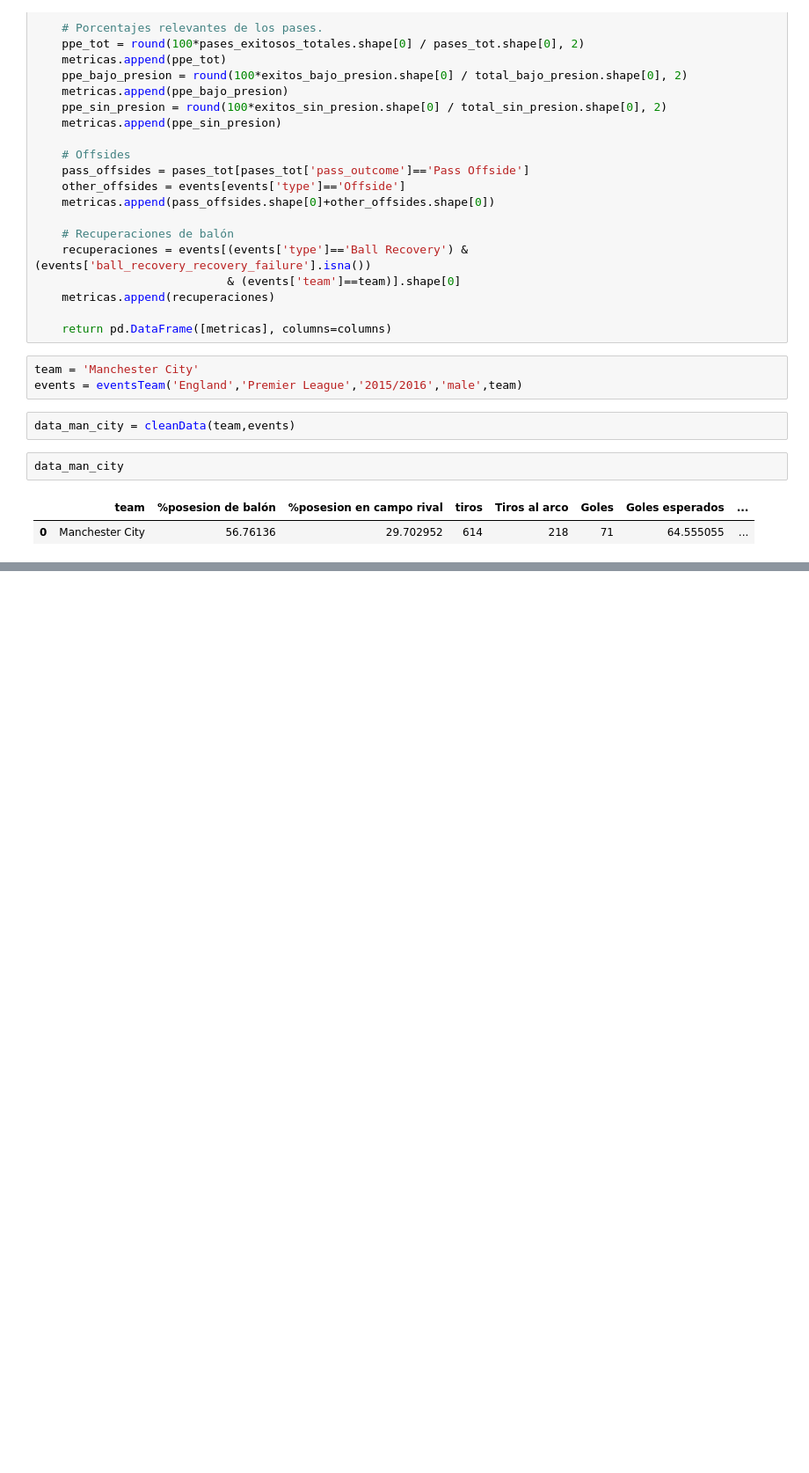
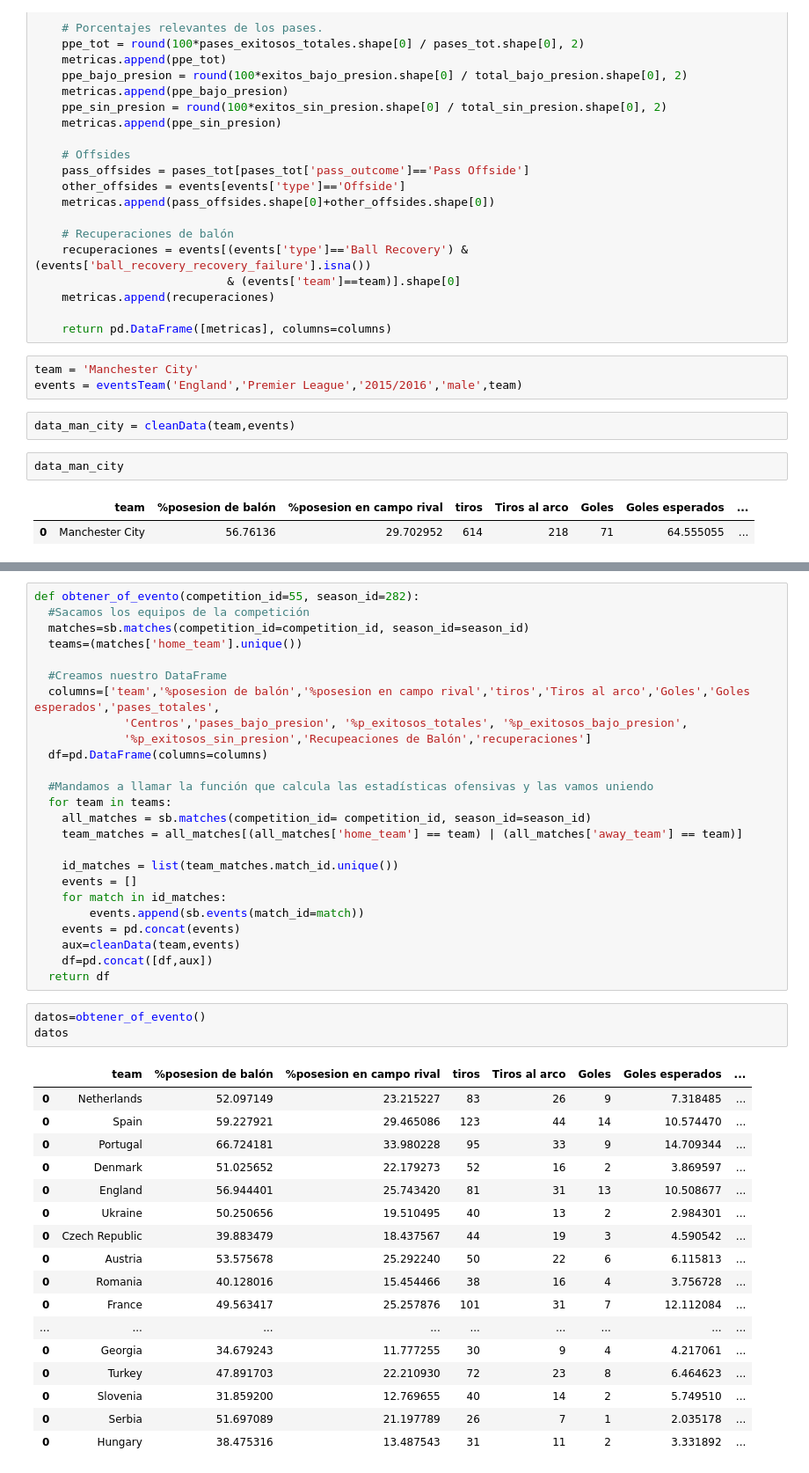
Before and after one commit to emilianodesu/DataStrikers, a Jupyter notebook: getDataFrame.ipynb, the cells around one changed output, grey strips where cells are left out. Shown at 88% size. Saved outputs shown, nothing was run; the diff lists cells and outputs as text; blank space fills up the shorter version.

```diff
--- a/getDataFrame.ipynb
+++ b/getDataFrame.ipynb
@@ -125,0 +270,46 @@ data_man_city
+# %%
+def obtener_of_evento(competition_id=55, season_id=282):
+  #Sacamos los equipos de la competición
+  matches=sb.matches(competition_id=competition_id, season_id=season_id)
+  teams=(matches['home_team'].unique())
+
+  #Creamos nuestro DataFrame
+  columns=['team','%posesion de balón','%posesion en campo rival','tiros','Tiros al arco','Goles','Goles esperados','pases_totales',
+             'Centros','pases_bajo_presion', '%p_exitosos_totales', '%p_exitosos_bajo_presion',
+             '%p_exitosos_sin_presion','Recupeaciones de Balón','recuperaciones']
+  df=pd.DataFrame(columns=columns)
+
+  #Mandamos a llamar la función que calcula las estadísticas ofensivas y las vamos uniendo
+  for team in teams:
+    all_matches = sb.matches(competition_id= competition_id, season_id=season_id)
+    team_matches = all_matches[(all_matches['home_team'] == team) | (all_matches['away_team'] == team)]
+
+    id_matches = list(team_matches.match_id.unique())
+    events = []
+    for match in id_matches:
+        events.append(sb.events(match_id=match))
+    events = pd.concat(events)
+    aux=cleanData(team,events)
+    df=pd.concat([df,aux])
+  return df
+# %%
+datos=obtener_of_evento()
+datos
+# %% [output]
+|  | team | %posesion de balón | %posesion en campo rival | tiros | Tiros al arco | Goles | Goles esperados | ... |
+| 0 | Netherlands | 52.097149 | 23.215227 | 83 | 26 | 9 | 7.318485 | ... |
+| 0 | Spain | 59.227921 | 29.465086 | 123 | 44 | 14 | 10.574470 | ... |
+| 0 | Portugal | 66.724181 | 33.980228 | 95 | 33 | 9 | 14.709344 | ... |
+| 0 | Denmark | 51.025652 | 22.179273 | 52 | 16 | 2 | 3.869597 | ... |
+| 0 | England | 56.944401 | 25.743420 | 81 | 31 | 13 | 10.508677 | ... |
+| 0 | Ukraine | 50.250656 | 19.510495 | 40 | 13 | 2 | 2.984301 | ... |
+| 0 | Czech Republic | 39.883479 | 18.437567 | 44 | 19 | 3 | 4.590542 | ... |
+| 0 | Austria | 53.575678 | 25.292240 | 50 | 22 | 6 | 6.115813 | ... |
+| 0 | Romania | 40.128016 | 15.454466 | 38 | 16 | 4 | 3.756728 | ... |
+| 0 | France | 49.563417 | 25.257876 | 101 | 31 | 7 | 12.112084 | ... |
+| ... | ... | ... | ... | ... | ... | ... | ... | ... |
+| 0 | Georgia | 34.679243 | 11.777255 | 30 | 9 | 4 | 4.217061 | ... |
+| 0 | Turkey | 47.891703 | 22.210930 | 72 | 23 | 8 | 6.464623 | ... |
+| 0 | Slovenia | 31.859200 | 12.769655 | 40 | 14 | 2 | 5.749510 | ... |
+| 0 | Serbia | 51.697089 | 21.197789 | 26 | 7 | 1 | 2.035178 | ... |
+| 0 | Hungary | 38.475316 | 13.487543 | 31 | 11 | 2 | 3.331892 | ... |
```
Also changed, not shown: parts of 6 cells of this notebook.
